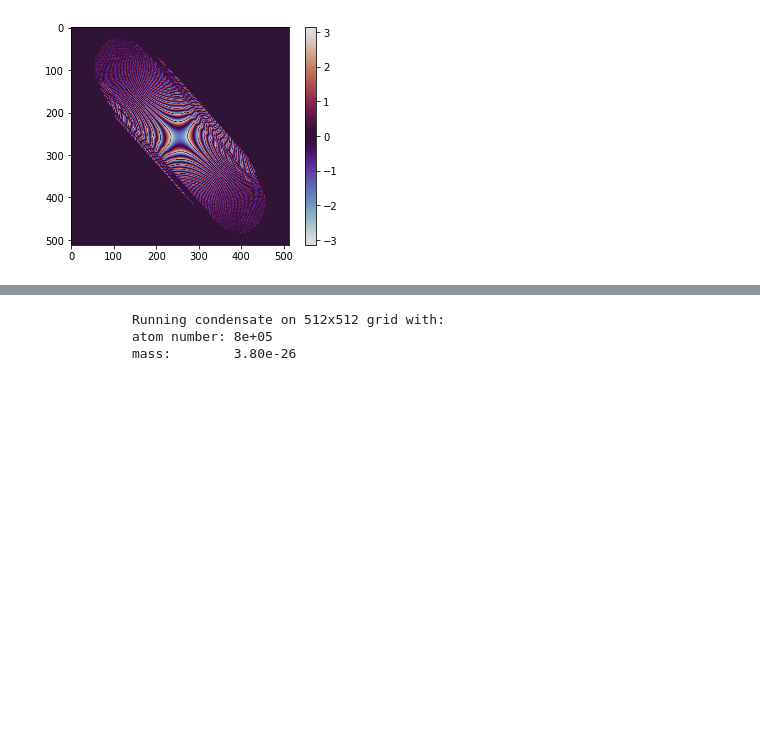
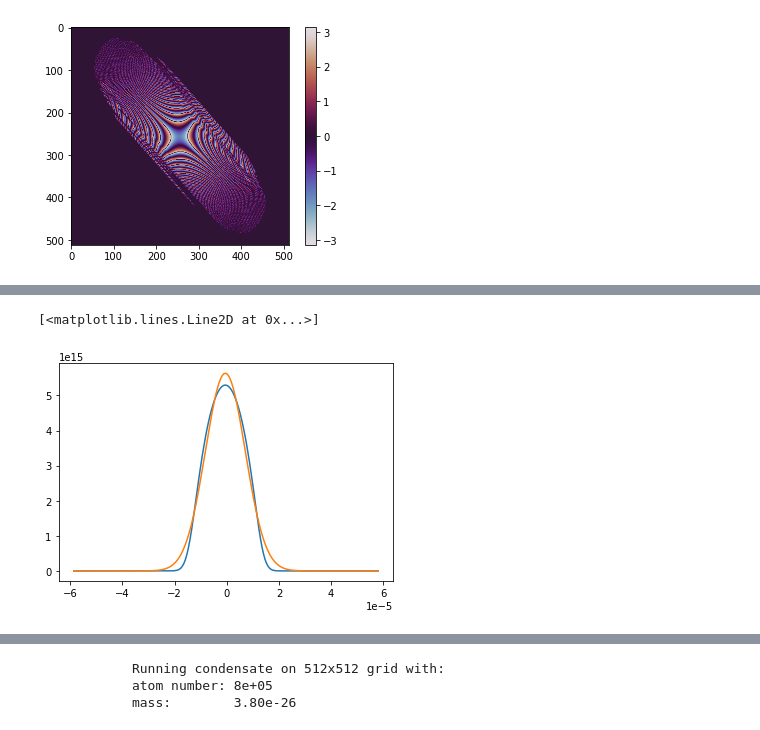
Before and after one commit to biswaroopmukherjee/condensate, a Jupyter notebook: notebooks/Hall strip.ipynb, the cells around one changed output, grey strips where cells are left out. Drawn from its saved outputs; the diff is of its cells as text; code cells hidden in the pictures; blank space fills up the shorter version.

```diff
--- a/notebooks/Hall strip.ipynb
+++ b/notebooks/Hall strip.ipynb
@@ -64,0 +159,6 @@ hallstrip.show_phase()
+# %%
+plt.plot(x,gs.iloc[0].xprofile)
+plt.plot(x,gauss(x,*gs.iloc[0].gaussfit))
+# %% [output]
+[<matplotlib.lines.Line2D at 0x...>]
+[figure, added]
```
Also changed, not shown: parts of 13 cells of this notebook, 1 other file.
